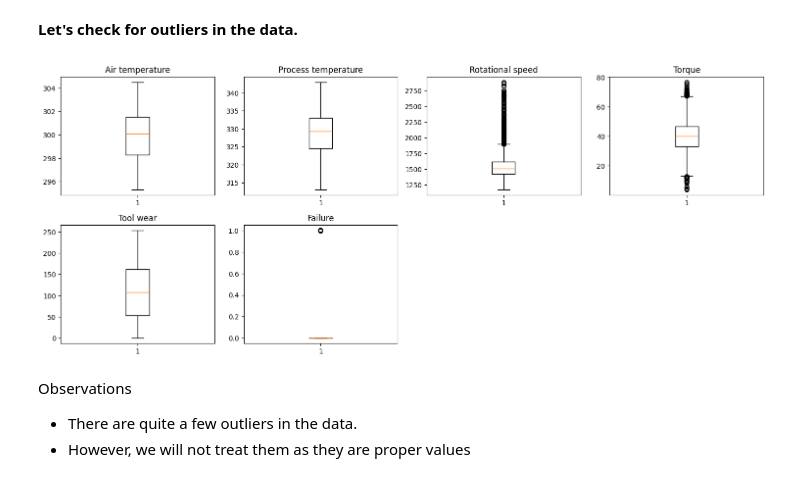
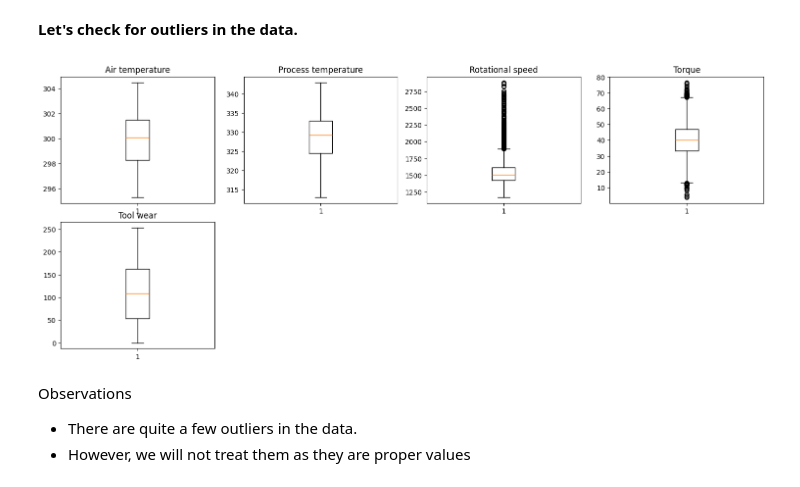
Before and after one commit to lfg-max/GL-AIML, a Jupyter notebook: CaseStudy/ML-Wk02/MLS2_DecisionTree_MachineFailurePrediction.ipynb, the cells around one changed output. Saved outputs shown, nothing was run; the diff lists cells and outputs as text; code cells hidden in the pictures.

```diff
--- a/CaseStudy/ML-Wk02/MLS2_DecisionTree_MachineFailurePrediction.ipynb
+++ b/CaseStudy/ML-Wk02/MLS2_DecisionTree_MachineFailurePrediction.ipynb
@@ -452,18 +452,19 @@ distribution_plot_wrt_target(data, "Rotational speed", "Failure")
 # %%
 # outlier detection using boxplot
 numeric_columns = data.select_dtypes(include=np.number).columns.tolist()
+numeric_columns.remove('Failure')  # as it is only 0 or 1.
 
 plt.figure(figsize=(15, 12))
 
 for i, variable in enumerate(numeric_columns):
     plt.subplot(4, 4, i + 1)
     plt.boxplot(data[variable], whis=1.5)
     plt.tight_layout()
     plt.title(variable)
 
 plt.show()
 # %% [output]
-[figure, old version]
+[figure, new version]
 # %% [markdown]
 Observations
 
```
Also changed, not shown: parts of 13 cells of this notebook, 1 other file.
